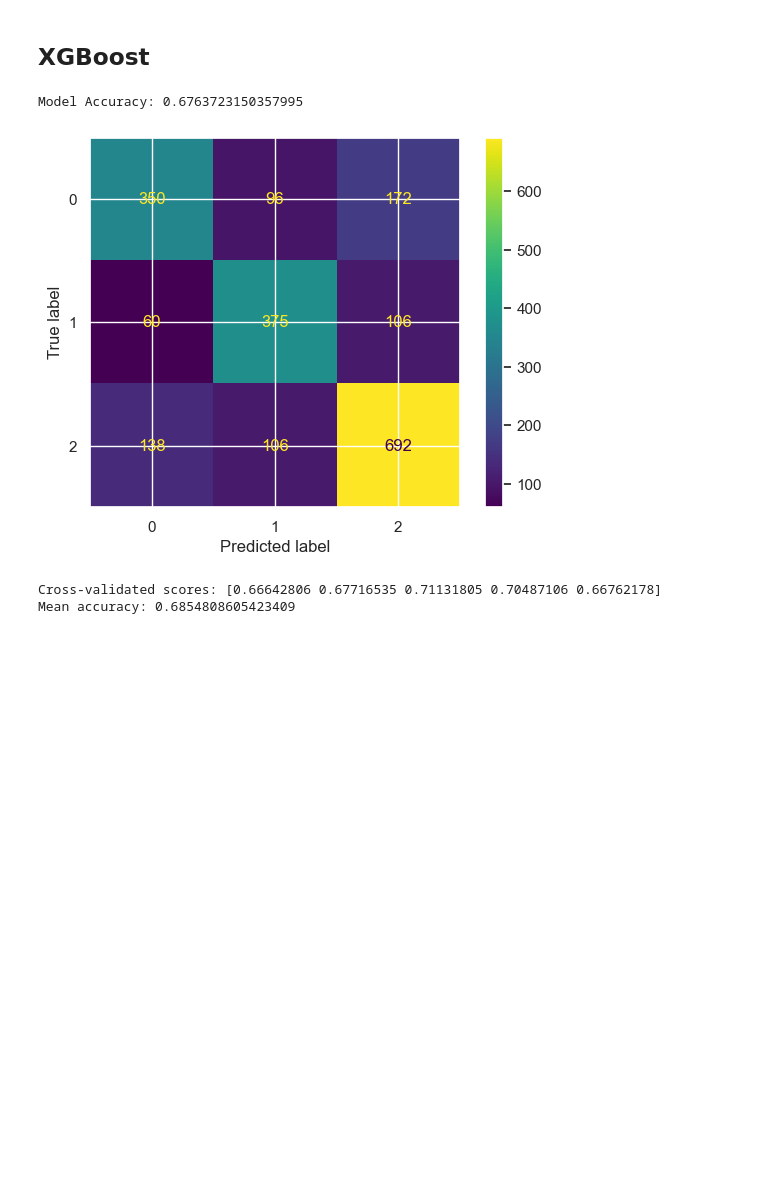
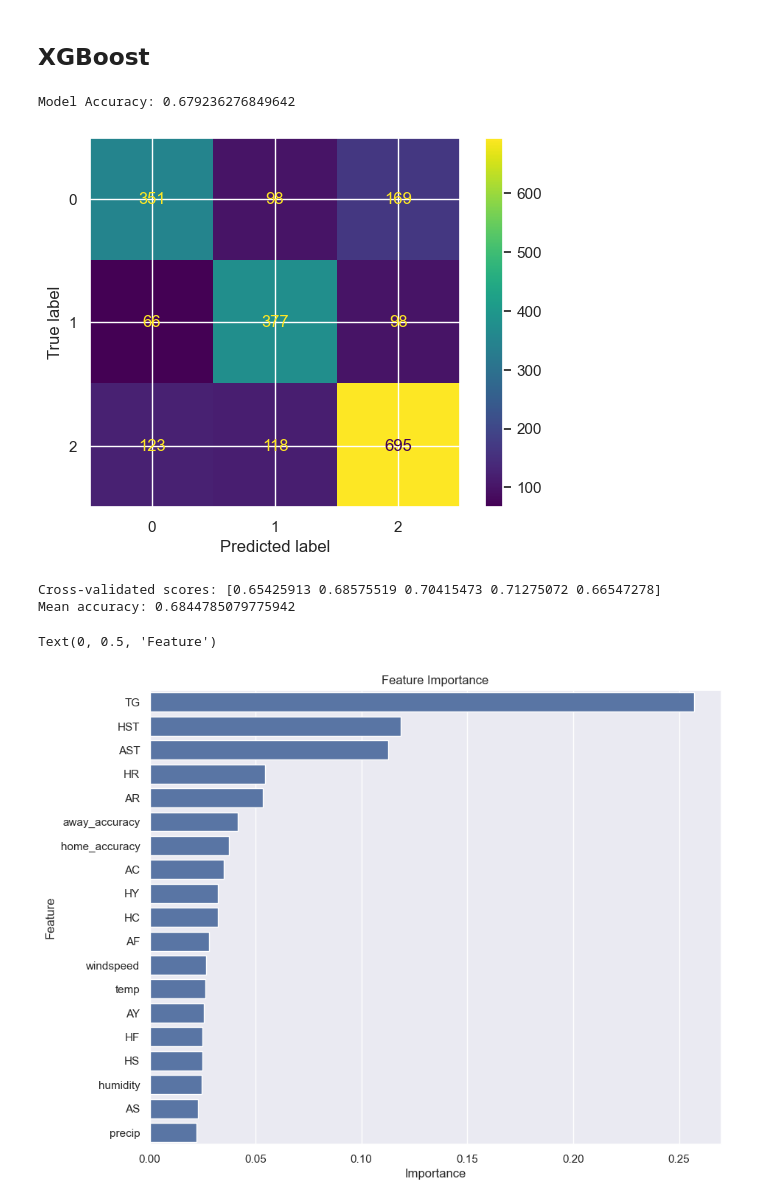
Before and after one commit to RomanTomz/football-analysis, a Jupyter notebook: notebooks/eda.ipynb, the cells around one changed output. Cells and saved outputs as stored; diff of their text form; code cells hidden in the pictures; blank space fills up the shorter version.

```diff
--- a/notebooks/eda.ipynb
+++ b/notebooks/eda.ipynb
@@ -256,7 +266,8 @@ epsilon = 1e-5  # A small constant to avoid division by zero
 
 xg = (
     xg
-    .assign(accuracy = xg['HS'] / (xg['HST'] + epsilon))
+    .assign(home_accuracy = xg['HS'] / (xg['HST'] + epsilon),
+           away_accuracy = xg['AS'] / (xg['AST'] + epsilon))
 )
 
 X = xg.drop(columns=['FTR', 'FTHG', 'FTAG'])  # Exclude target and non-relevant features
@@ -282,18 +293,33 @@ y_pred = xgb_classifier.predict(X_test)
 accuracy = accuracy_score(y_test, y_pred)
 print(f"Model Accuracy: {accuracy}")
 # %% [output]
-Model Accuracy: 0.6763723150357995
+Model Accuracy: 0.679236276849642
 # %%
 cm = confusion_matrix(y_test, y_pred)
 disp = ConfusionMatrixDisplay(confusion_matrix=cm)
 disp.plot()
 plt.show()
 # %% [output]
-[figure, old version]
+[figure, new version]
 # %%
 scores = cross_val_score(xgb_classifier, X, y_encoded, cv=5, scoring='accuracy')
 print(f"Cross-validated scores: {scores}")
 print(f"Mean accuracy: {np.mean(scores)}")
 # %% [output]
-Cross-validated scores: [0.66642806 0.67716535 0.71131805 0.70487106 0.66762178]
-Mean accuracy: 0.6854808605423409
+Cross-validated scores: [0.65425913 0.68575519 0.70415473 0.71275072 0.66547278]
+Mean accuracy: 0.6844785079775942
+# %%
+feature_importances = xgb_classifier.feature_importances_
+feature_importance_df = pd.DataFrame({
+    'Feature': X_train.columns,
+    'Importance': feature_importances
+}).sort_values(by='Importance', ascending=False).reset_index(drop=True)
+
+plt.figure(figsize=(10, 8))
+sns.barplot(x='Importance', y='Feature', data=feature_importance_df)
+plt.title('Feature Importance')
+plt.xlabel('Importance')
+plt.ylabel('Feature')
+# %% [output]
+Text(0, 0.5, 'Feature')
+[figure, added]
```
Also changed, not shown: parts of 6 cells of this notebook, 4 other files.
